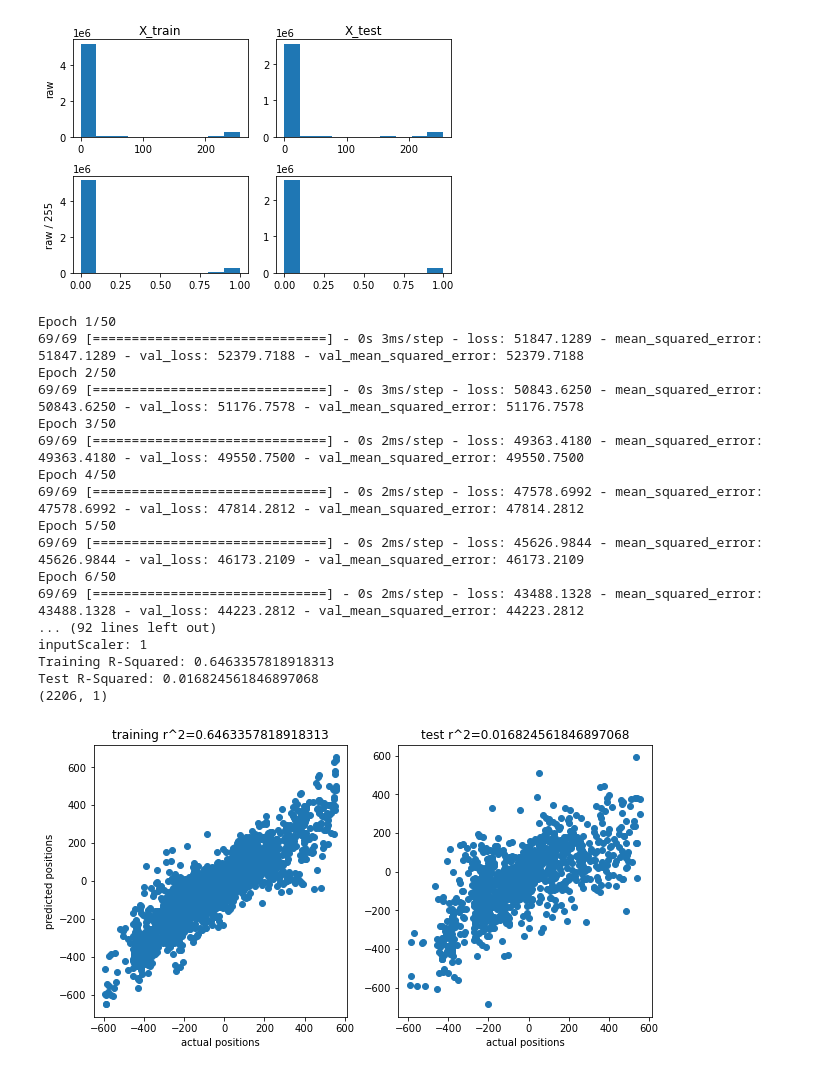
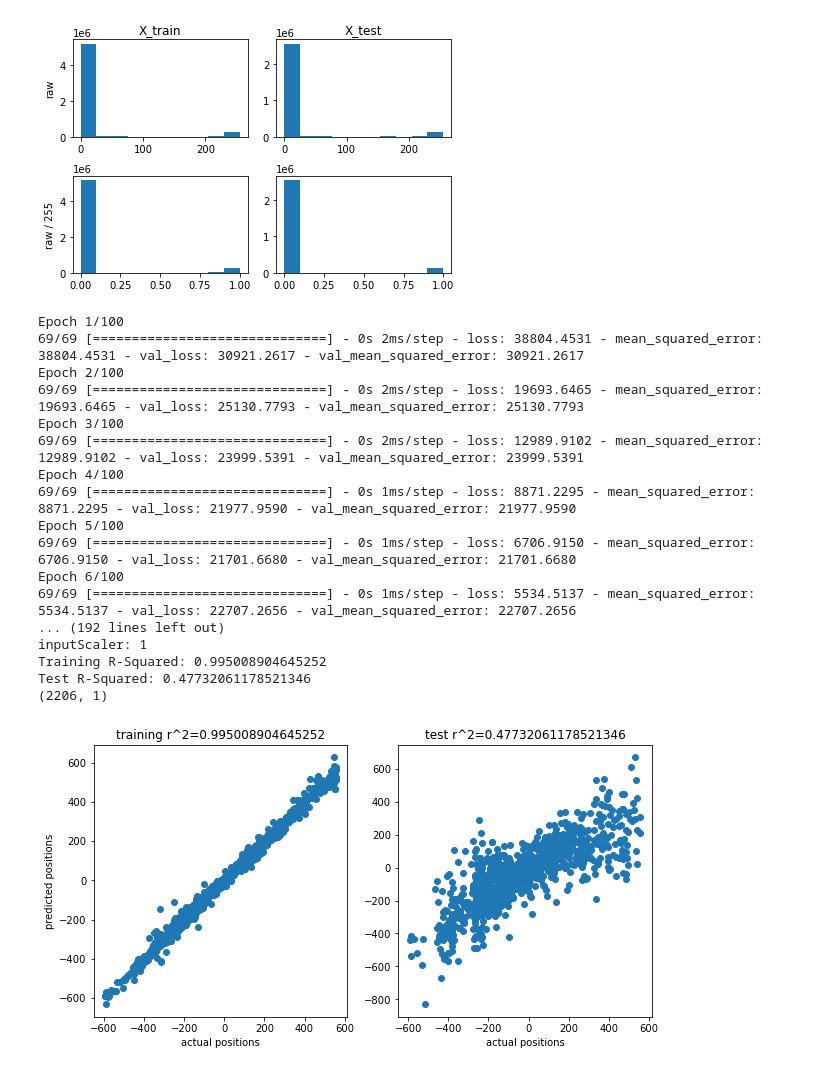
Before and after one commit to AndrewSamaha/MLRacer, a Jupyter notebook: cnn1.ipynb, the cells around one changed output. Cells and saved outputs as stored; diff of their text form; code cells hidden in the pictures.

Commit message:
sgd vs adam

```diff
--- a/cnn1.ipynb
+++ b/cnn1.ipynb
@@ -97,7 +97,7 @@ def buildModel(X_train, y_train, X_test, y_test, inputScaler=1, epochs=40):
     print(f"Test R-Squared: {y_test_rsquared}")
     return y_train_rsquared, y_test_rsquared
 
-def buildModelSingleTask(X_train, y_train, X_test, y_test, inputScaler=1, epochs=40, filename=None):
+def buildModelSingleTask(X_train, y_train, X_test, y_test, optimizer='adam', inputScaler=1, epochs=40, filename=None, verbose=1):
     model = Sequential()
     model.add(Flatten(input_shape=(2500,1)))
     model.add(Dense(25, activation="relu")) # lets try an intermediary layer of 625?
@@ -108,7 +108,7 @@ def buildModelSingleTask(X_train, y_train, X_test, y_test, inputScaler=1, epochs
               metrics=[tf.keras.metrics.MeanSquaredError()])
     model.build()
     #model.summary()
-    model.fit(X_train * inputScaler, y_train, epochs=epochs, validation_data=(X_test * inputScaler, y_test), verbose=1)
+    model.fit(X_train * inputScaler, y_train, epochs=epochs, validation_data=(X_test * inputScaler, y_test), verbose=verbose)
 
     y_train_predictions = model.predict(X_train * inputScaler)
     y_train_rsquared = my_r2_score(y_train_predictions, y_train)
@@ -244,24 +244,24 @@ plt.show()
 [figure]
 [figure]
 # %%
-train_rsquared, test_rsquared, modelPosition  = buildModelSingleTask(X_train/255, y_train_position.reshape(-1,1), X_test/255, y_test_position.reshape(-1,1), inputScaler=1, epochs=50, filename="alpha.normalized.50epochs.png")
+train_rsquared, test_rsquared, modelPosition  = buildModelSingleTask(X_train, y_train_position.reshape(-1,1), X_test, y_test_position.reshape(-1,1), optimizer='sgd', inputScaler=1, epochs=100, filename="alpha.sdg.unnormalized.100epochs.png")
 # %% [output]
-Epoch 1/50
-69/69 [==============================] - 0s 3ms/step - loss: 51847.1289 - mean_squared_error: 51847.1289 - val_loss: 52379.7188 - val_mean_squared_error: 52379.7188
-Epoch 2/50
-69/69 [==============================] - 0s 3ms/step - loss: 50843.6250 - mean_squared_error: 50843.6250 - val_loss: 51176.7578 - val_mean_squared_error: 51176.7578
-Epoch 3/50
-69/69 [==============================] - 0s 2ms/step - loss: 49363.4180 - mean_squared_error: 49363.4180 - val_loss: 49550.7500 - val_mean_squared_error: 49550.7500
-Epoch 4/50
-69/69 [==============================] - 0s 2ms/step - loss: 47578.6992 - mean_squared_error: 47578.6992 - val_loss: 47814.2812 - val_mean_squared_error: 47814.2812
-Epoch 5/50
-69/69 [==============================] - 0s 2ms/step - loss: 45626.9844 - mean_squared_error: 45626.9844 - val_loss: 46173.2109 - val_mean_squared_error: 46173.2109
-Epoch 6/50
-69/69 [==============================] - 0s 2ms/step - loss: 43488.1328 - mean_squared_error: 43488.1328 - val_loss: 44223.2812 - val_mean_squared_error: 44223.2812
-... (92 lines left out)
+Epoch 1/100
+69/69 [==============================] - 0s 2ms/step - loss: 38804.4531 - mean_squared_error: 38804.4531 - val_loss: 30921.2617 - val_mean_squared_error: 30921.2617
+Epoch 2/100
+69/69 [==============================] - 0s 2ms/step - loss: 19693.6465 - mean_squared_error: 19693.6465 - val_loss: 25130.7793 - val_mean_squared_error: 25130.7793
+Epoch 3/100
+69/69 [==============================] - 0s 2ms/step - loss: 12989.9102 - mean_squared_error: 12989.9102 - val_loss: 23999.5391 - val_mean_squared_error: 23999.5391
+Epoch 4/100
+69/69 [==============================] - 0s 1ms/step - loss: 8871.2295 - mean_squared_error: 8871.2295 - val_loss: 21977.9590 - val_mean_squared_error: 21977.9590
+Epoch 5/100
+69/69 [==============================] - 0s 1ms/step - loss: 6706.9150 - mean_squared_error: 6706.9150 - val_loss: 21701.6680 - val_mean_squared_error: 21701.6680
+Epoch 6/100
+69/69 [==============================] - 0s 1ms/step - loss: 5534.5137 - mean_squared_error: 5534.5137 - val_loss: 22707.2656 - val_mean_squared_error: 22707.2656
+... (192 lines left out)
 inputScaler: 1
-Training R-Squared: 0.6463357818918313
-Test R-Squared: 0.016824561846897068
+Training R-Squared: 0.995008904645252
+Test R-Squared: 0.47732061178521346
 (2206, 1)
-[figure, old version]
+[figure, new version]
 # %%
```
Also changed, not shown: parts of 1 cell of this notebook, 1 other file.
